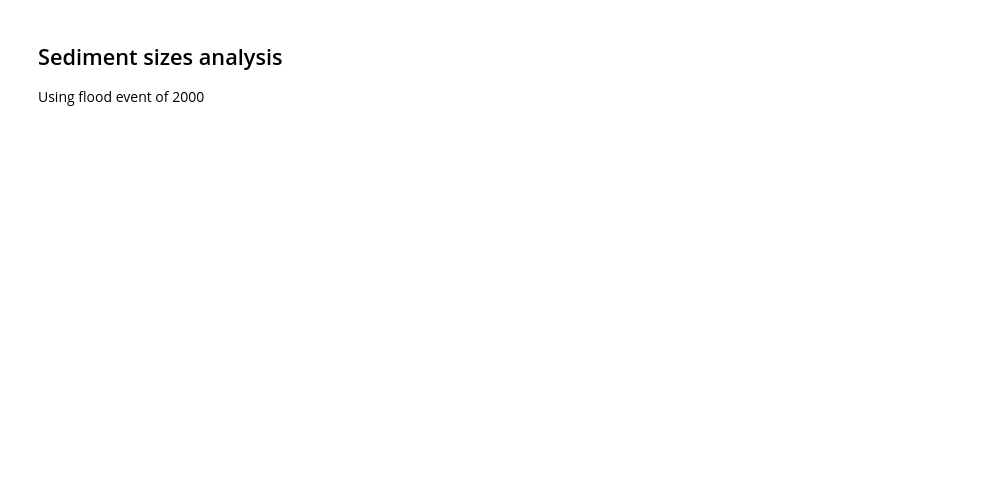
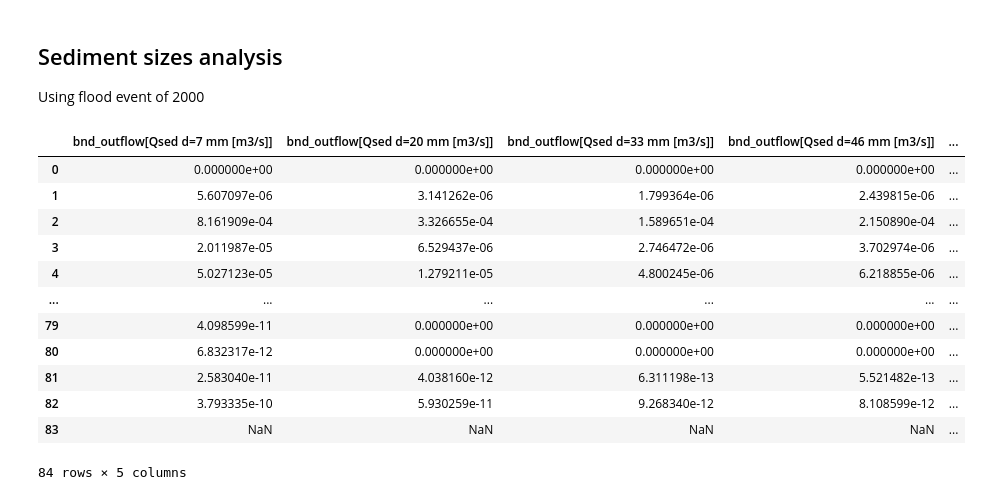
Before and after one commit to Margaux-Ccd/Dranse_sediment, a Jupyter notebook: Analysis/Sediment_analysis.ipynb, the cells around one changed output. Cells and saved outputs as stored; diff of their text form; code cells hidden in the pictures; blank space fills up the shorter version.

```diff
--- a/Analysis/Sediment_analysis.ipynb
+++ b/Analysis/Sediment_analysis.ipynb
@@ -81,15 +118,28 @@ print(f'Theoretical total sediment volume during multi scan periods: {theoretica
 ## Sediment sizes analysis
 Using flood event of 2000
 # %%
-multi_flood=pd.read_csv('Basement_multi_flood.csv')
-single_flood=pd.read_csv('Basement_single_flood.csv')
 
 #initial sediment distribution
 
 Sizes_classes_mm = [7, 20, 33, 46, 59] # in mm
 sediment_init_percentage= [36.4, 20.6, 11.8, 16.0, 15.2] # in %
 
 # import matrix of sediment percentages for 5 classes for each timestep
-X=np.loadtxt('sediment_percentage_matrix.txt')
+X_out=pd.read_csv("Multi_flood.dat", sep='\t', header=0, usecols=[10,11,12,13,14])
+X_out
+# %% [output]
+|  | bnd_outflow[Qsed d=7 mm [m3/s]] | bnd_outflow[Qsed d=20 mm [m3/s]] | bnd_outflow[Qsed d=33 mm [m3/s]] | bnd_outflow[Qsed d=46 mm [m3/s]] | ... |
+| 0 | 0.000000e+00 | 0.000000e+00 | 0.000000e+00 | 0.000000e+00 | ... |
+| 1 | 5.607097e-06 | 3.141262e-06 | 1.799364e-06 | 2.439815e-06 | ... |
+| 2 | 8.161909e-04 | 3.326655e-04 | 1.589651e-04 | 2.150890e-04 | ... |
+| 3 | 2.011987e-05 | 6.529437e-06 | 2.746472e-06 | 3.702974e-06 | ... |
+| 4 | 5.027123e-05 | 1.279211e-05 | 4.800245e-06 | 6.218855e-06 | ... |
+| ... | ... | ... | ... | ... | ... |
+| 79 | 4.098599e-11 | 0.000000e+00 | 0.000000e+00 | 0.000000e+00 | ... |
+| 80 | 6.832317e-12 | 0.000000e+00 | 0.000000e+00 | 0.000000e+00 | ... |
+| 81 | 2.583040e-11 | 4.038160e-12 | 6.311198e-13 | 5.521482e-13 | ... |
+| 82 | 3.793335e-10 | 5.930259e-11 | 9.268340e-12 | 8.108599e-12 | ... |
+| 83 | NaN | NaN | NaN | NaN | ... |
+84 rows × 5 columns
 # %%
 # average sediment percentage over the flood event
```
Also changed, not shown: parts of 7 cells of this notebook, 1 other file.
